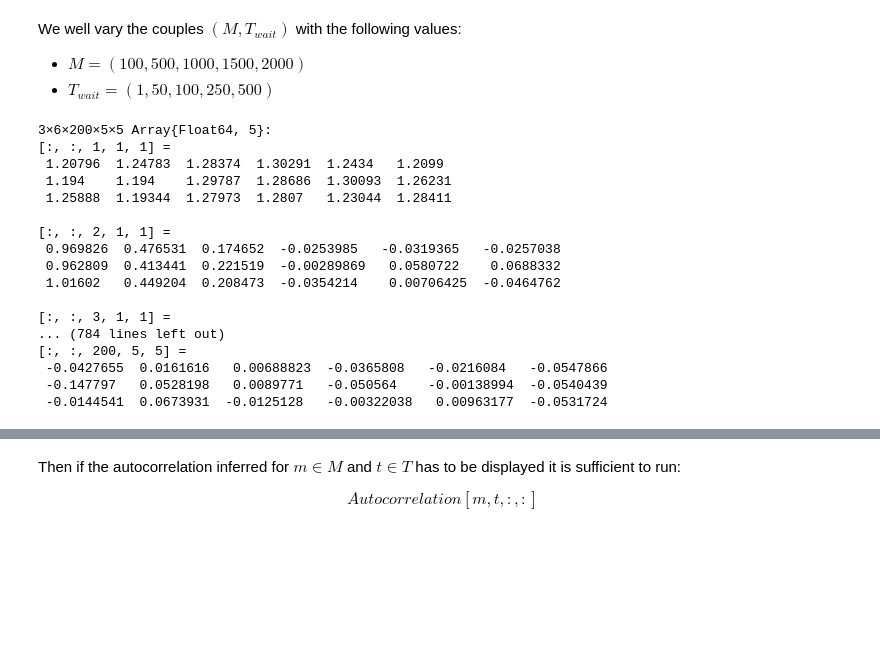
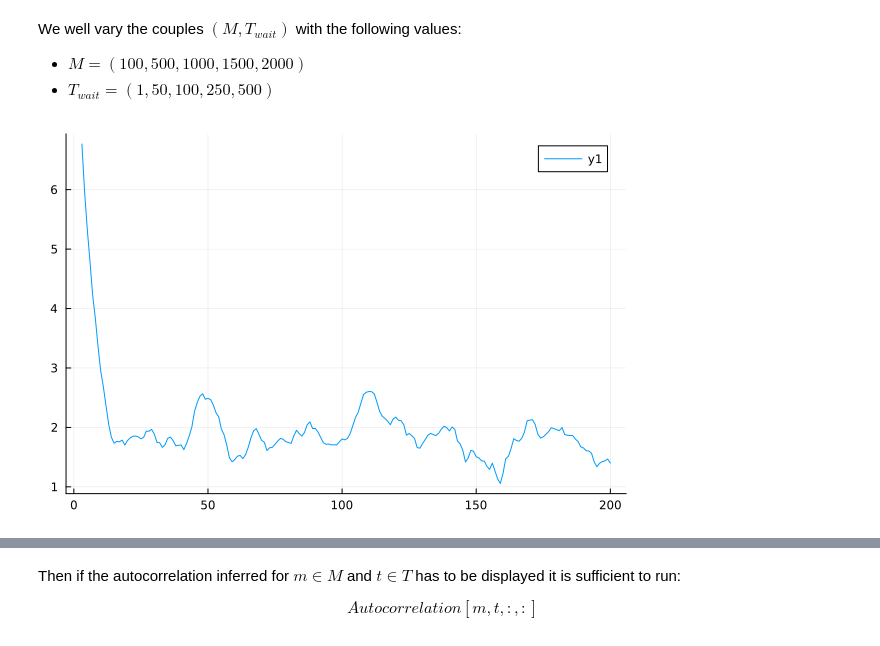
Before and after one commit to AndreaScale/Bayesian-inference-of-a-contact-network-of-Potts-variables., a Jupyter notebook: PROGETTO.ipynb, the cells around one changed output, grey strips where cells are left out. Cells and saved outputs as stored; diff of their text form; code cells hidden in the pictures; blank space fills up the shorter version.

```diff
--- a/PROGETTO.ipynb
+++ b/PROGETTO.ipynb
@@ -856,25 +946,7 @@ for m in 1:length(M)
         Autocorrelation[m, t, :,:,:] = autocorrelation(Xall[m, t, :, :], R, N, M[m])
     end
 end
-Autocorrelation
+#Autocorrelation
-# %% [output]
-3×6×200×5×5 Array{Float64, 5}:
-[:, :, 1, 1, 1] =
- 1.20796  1.24783  1.28374  1.30291  1.2434   1.2099
- 1.194    1.194    1.29787  1.28686  1.30093  1.26231
- 1.25888  1.19344  1.27973  1.2807   1.23044  1.28411
-
-[:, :, 2, 1, 1] =
- 0.969826  0.476531  0.174652  -0.0253985   -0.0319365   -0.0257038
- 0.962809  0.413441  0.221519  -0.00289869   0.0580722    0.0688332
- 1.01602   0.449204  0.208473  -0.0354214    0.00706425  -0.0464762
-
-[:, :, 3, 1, 1] =
-... (784 lines left out)
-[:, :, 200, 5, 5] =
- -0.0427655  0.0161616   0.00688823  -0.0365808   -0.0216084   -0.0547866
- -0.147797   0.0528198   0.0089771   -0.050564    -0.00138994  -0.0540439
- -0.0144541  0.0673931  -0.0125128   -0.00322038   0.00963177  -0.0531724
 # %%
 using LinearAlgebra
 norms=zeros(size(Autocorrelation,1),size(Autocorrelation,2),size(Autocorrelation,3))
@@ -888,4 +960,10 @@ end
 # %%
 using Plots
 rn=range(0,size(norms,1))
-plot(collect(2:200), norms[1,2,2:200])
+plot(collect(:200), norms[1,1,3:200])
+#plot!(collect(2:200), norms[1,2,2:200])
+#plot!(collect(2:200), norms[1,3,2:200])
+#plot!(collect(2:200), norms[1,4,2:200])
+#plot!(collect(2:200), norms[152,2:200])
+# %% [output]
+[figure, added]
```
Also changed, not shown: parts of 18 cells of this notebook.
